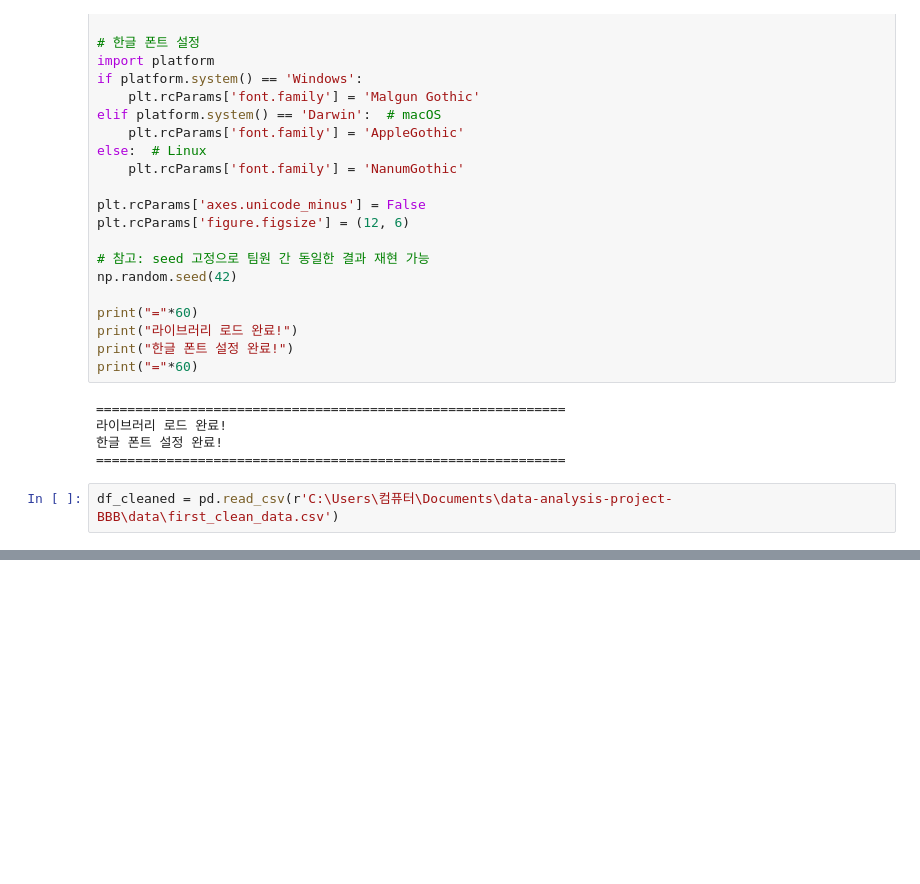
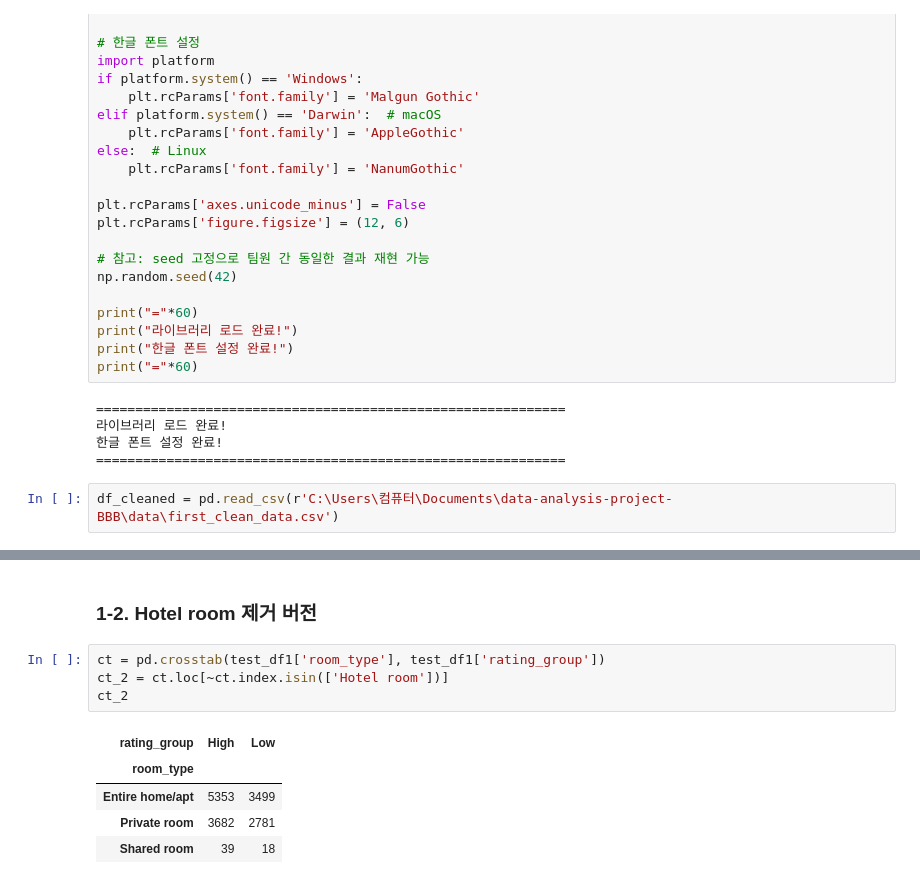
Before and after one commit to KyungminChang/data-analysis-project-BBB, a Jupyter notebook: 02_basic_statistics.ipynb, the cells around one changed output, grey strips where cells are left out. Saved outputs shown, nothing was run; the diff lists cells and outputs as text; blank space fills up the shorter version.

```diff
--- a/02_basic_statistics.ipynb
+++ b/02_basic_statistics.ipynb
@@ -93,0 +155,12 @@ Name: review_scores_rating, dtype: float64
+# %% [markdown]
+### 1-2. Hotel room 제거 버전
+# %%
+ct = pd.crosstab(test_df1['room_type'], test_df1['rating_group'])
+ct_2 = ct.loc[~ct.index.isin(['Hotel room'])]
+ct_2
+# %% [output]
+| rating_group | High | Low |
+| room_type |  |  |
+| Entire home/apt | 5353 | 3499 |
+| Private room | 3682 | 2781 |
+| Shared room | 39 | 18 |
```
Also changed, not shown: parts of 15 cells of this notebook, 1 other file.
